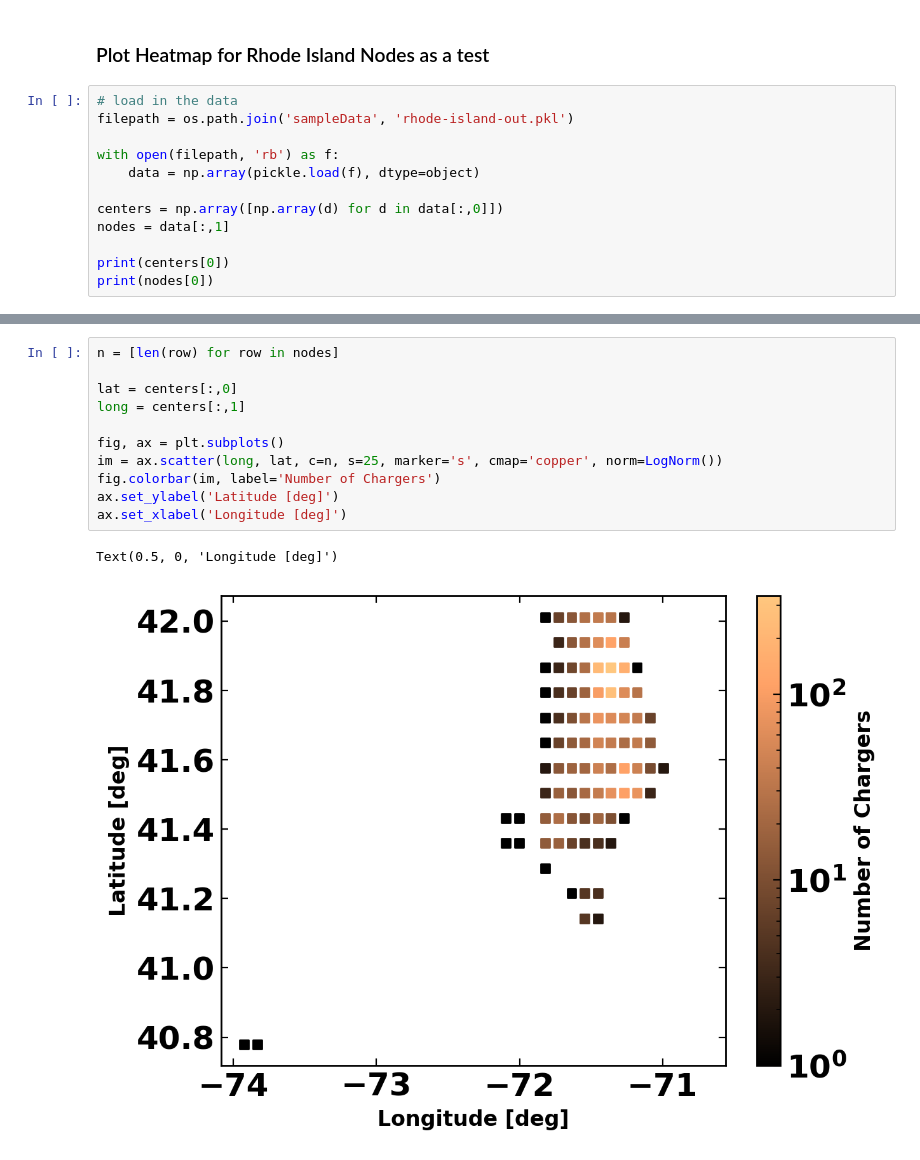
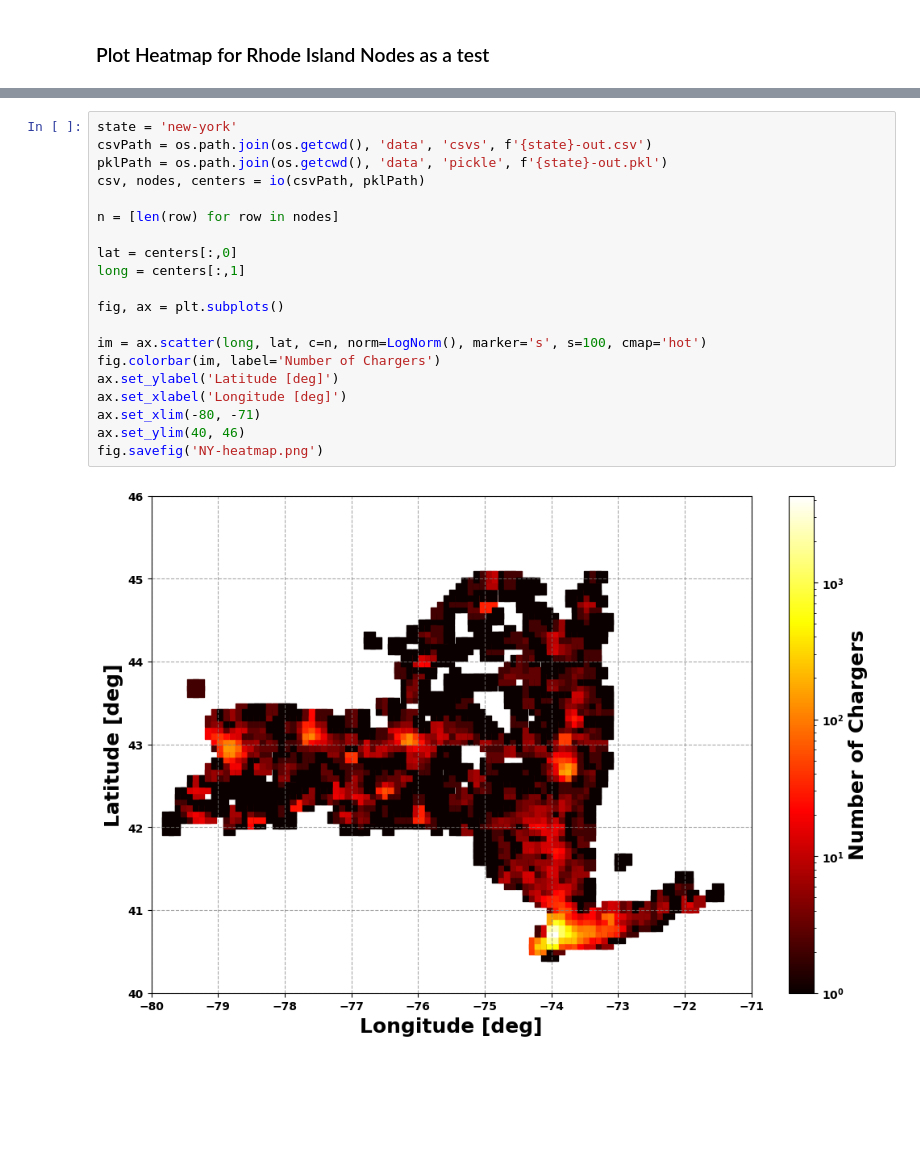
Before and after one commit to MichaelC6/SCDV490-Final, a Jupyter notebook: analysis.ipynb, the cells around one changed output, grey strips where cells are left out. Saved outputs shown, nothing was run; the diff lists cells and outputs as text; blank space fills up the shorter version.

```diff
--- a/analysis.ipynb
+++ b/analysis.ipynb
@@ -14,14 +31,2 @@ plt.style.use(os.path.join(os.getcwd(), 'charging-network.mplstyle'))
 # %% [markdown]
 ### Plot Heatmap for Rhode Island Nodes as a test
-# %%
-# load in the data
-filepath = os.path.join('sampleData', 'rhode-island-out.pkl')
-
-with open(filepath, 'rb') as f:
-    data = np.array(pickle.load(f), dtype=object)
-
-centers = np.array([np.array(d) for d in data[:,0]])
-nodes = data[:,1]
-
-print(centers[0])
-print(nodes[0])
@@ -38,14 +96,22 @@ print(nodes[0])
 # %%
+state = 'new-york'
+csvPath = os.path.join(os.getcwd(), 'data', 'csvs', f'{state}-out.csv')
+pklPath = os.path.join(os.getcwd(), 'data', 'pickle', f'{state}-out.pkl')
+csv, nodes, centers = io(csvPath, pklPath)
+
 n = [len(row) for row in nodes]
 
 lat = centers[:,0]
 long = centers[:,1]
 
 fig, ax = plt.subplots()
-im = ax.scatter(long, lat, c=n, s=25, marker='s', cmap='copper', norm=LogNorm())
+
+im = ax.scatter(long, lat, c=n, norm=LogNorm(), marker='s', s=100, cmap='hot')
 fig.colorbar(im, label='Number of Chargers')
 ax.set_ylabel('Latitude [deg]')
 ax.set_xlabel('Longitude [deg]')
+ax.set_xlim(-80, -71)
+ax.set_ylim(40, 46)
+fig.savefig('NY-heatmap.png')
 # %% [output]
-Text(0.5, 0, 'Longitude [deg]')
-[figure, old version]
+[figure, new version]
```
Also changed, not shown: parts of 8 cells of this notebook, 1 other file.
